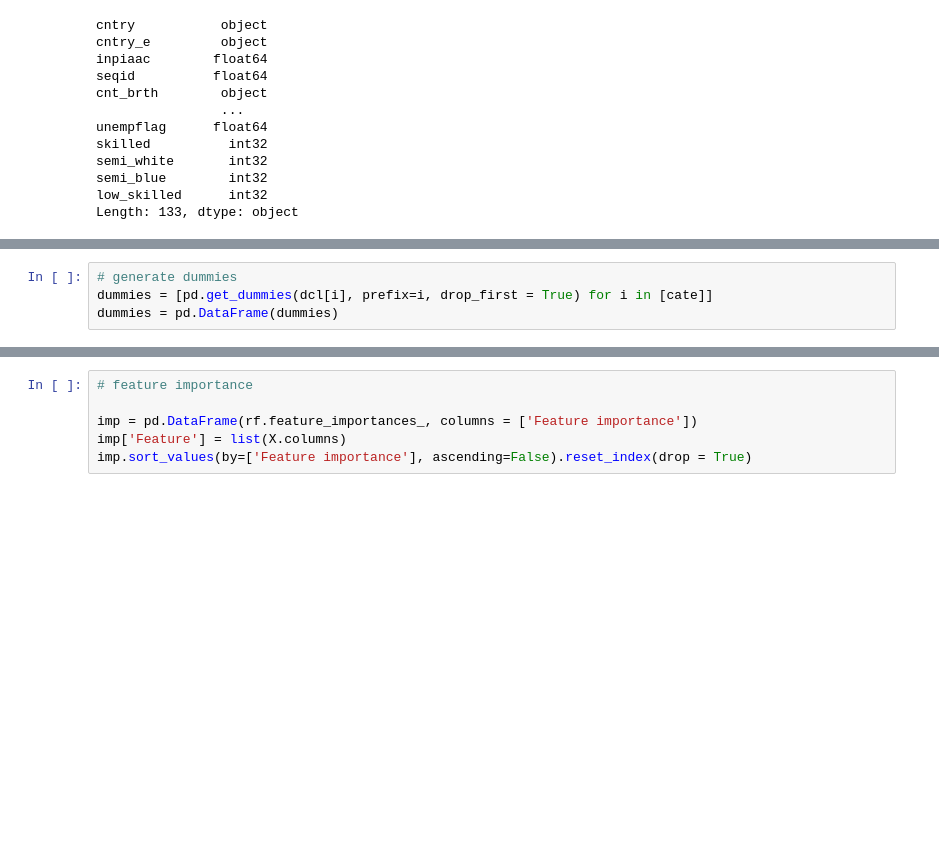
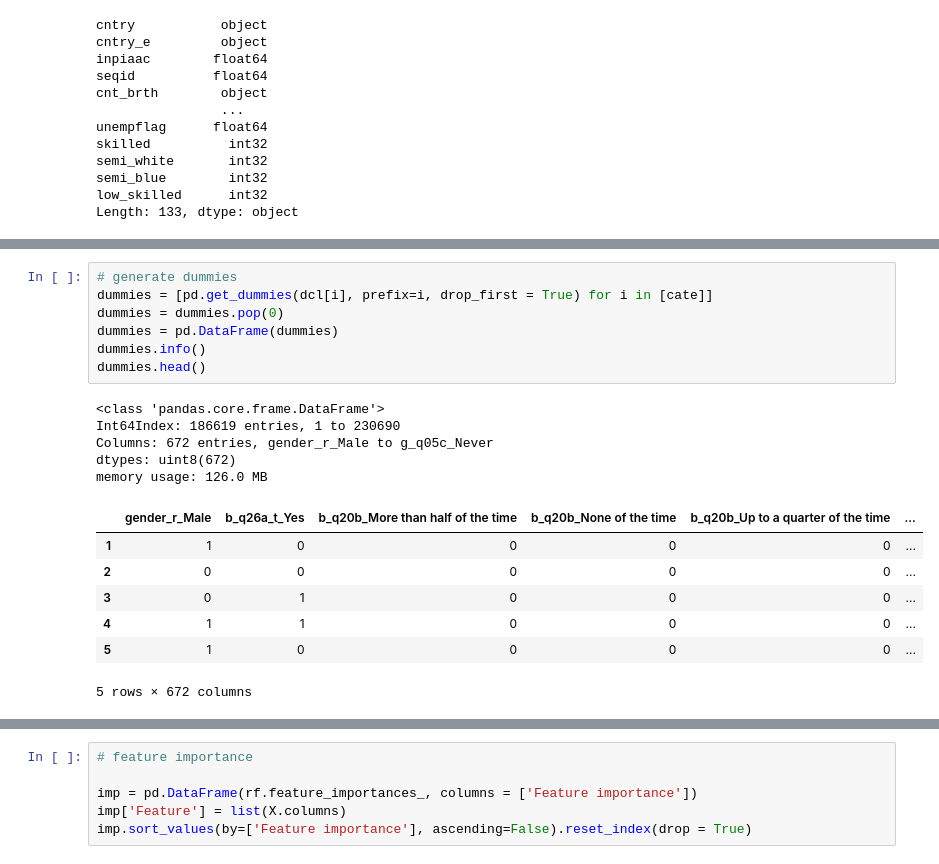
Before and after one commit to srh-gst/ML_term_paper, a Jupyter notebook: Code/4_model_estimation.ipynb, the cells around one changed output, grey strips where cells are left out. Cells and saved outputs as stored; diff of their text form; blank space fills up the shorter version.

```diff
--- a/Code/4_model_estimation.ipynb
+++ b/Code/4_model_estimation.ipynb
@@ -103,7 +130,23 @@ num_list
 # %%
 # generate dummies
 dummies = [pd.get_dummies(dcl[i], prefix=i, drop_first = True) for i in [cate]]
+dummies = dummies.pop(0)
 dummies = pd.DataFrame(dummies)
+dummies.info()
+dummies.head()
+# %% [output]
+<class 'pandas.core.frame.DataFrame'>
+Int64Index: 186619 entries, 1 to 230690
+Columns: 672 entries, gender_r_Male to g_q05c_Never
+dtypes: uint8(672)
+memory usage: 126.0 MB
+|  | gender_r_Male | b_q26a_t_Yes | b_q20b_More than half of the time | b_q20b_None of the time | b_q20b_Up to a quarter of the time | ... |
+| 1 | 1 | 0 | 0 | 0 | 0 | ... |
+| 2 | 0 | 0 | 0 | 0 | 0 | ... |
+| 3 | 0 | 1 | 0 | 0 | 0 | ... |
+| 4 | 1 | 1 | 0 | 0 | 0 | ... |
+| 5 | 1 | 0 | 0 | 0 | 0 | ... |
+5 rows × 672 columns
 # %%
 # define X and y
 on_job = dcl["b_q12d"] #define y here
```
Also changed, not shown: parts of 12 cells of this notebook, 1 other file.
